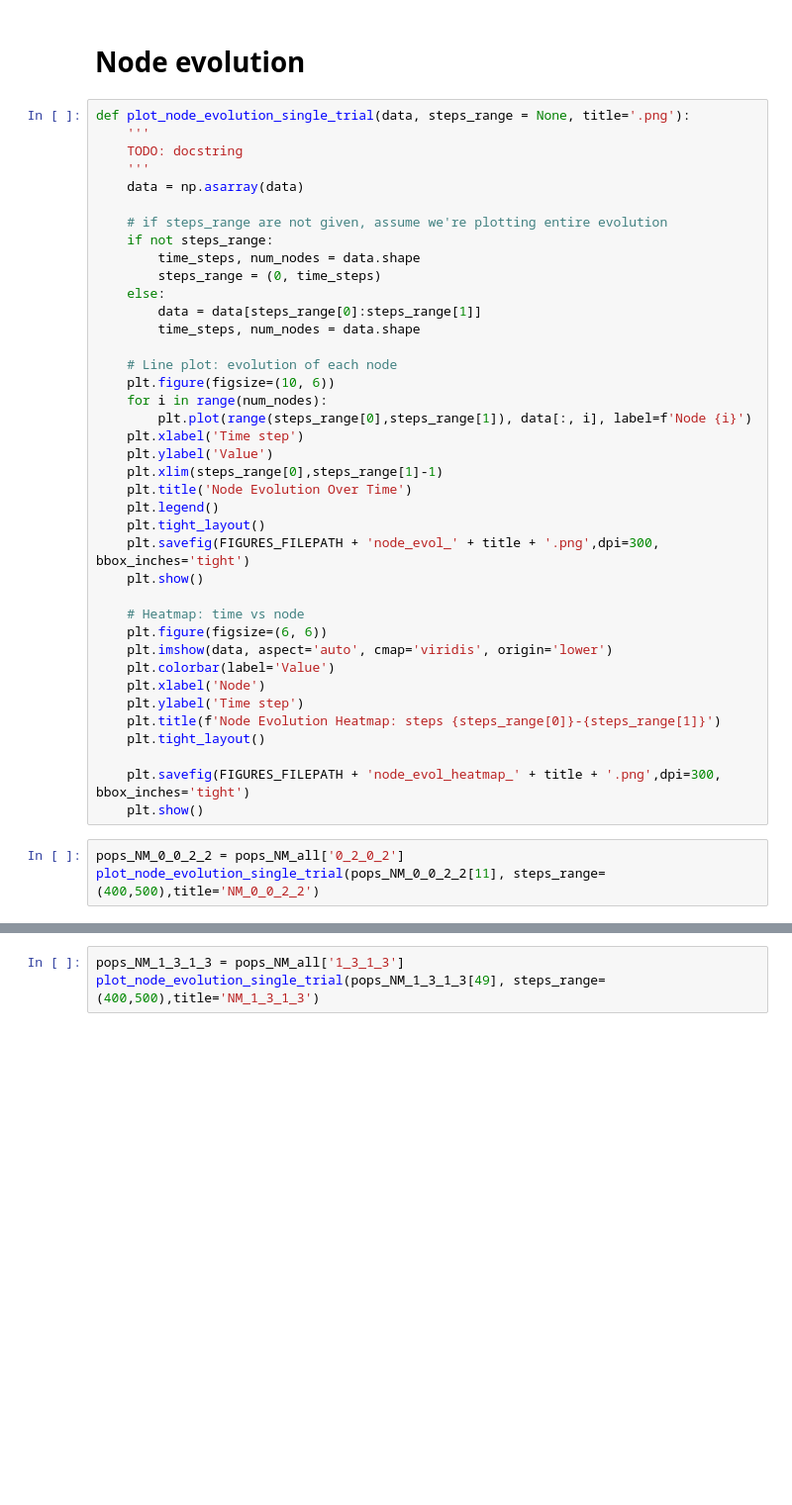
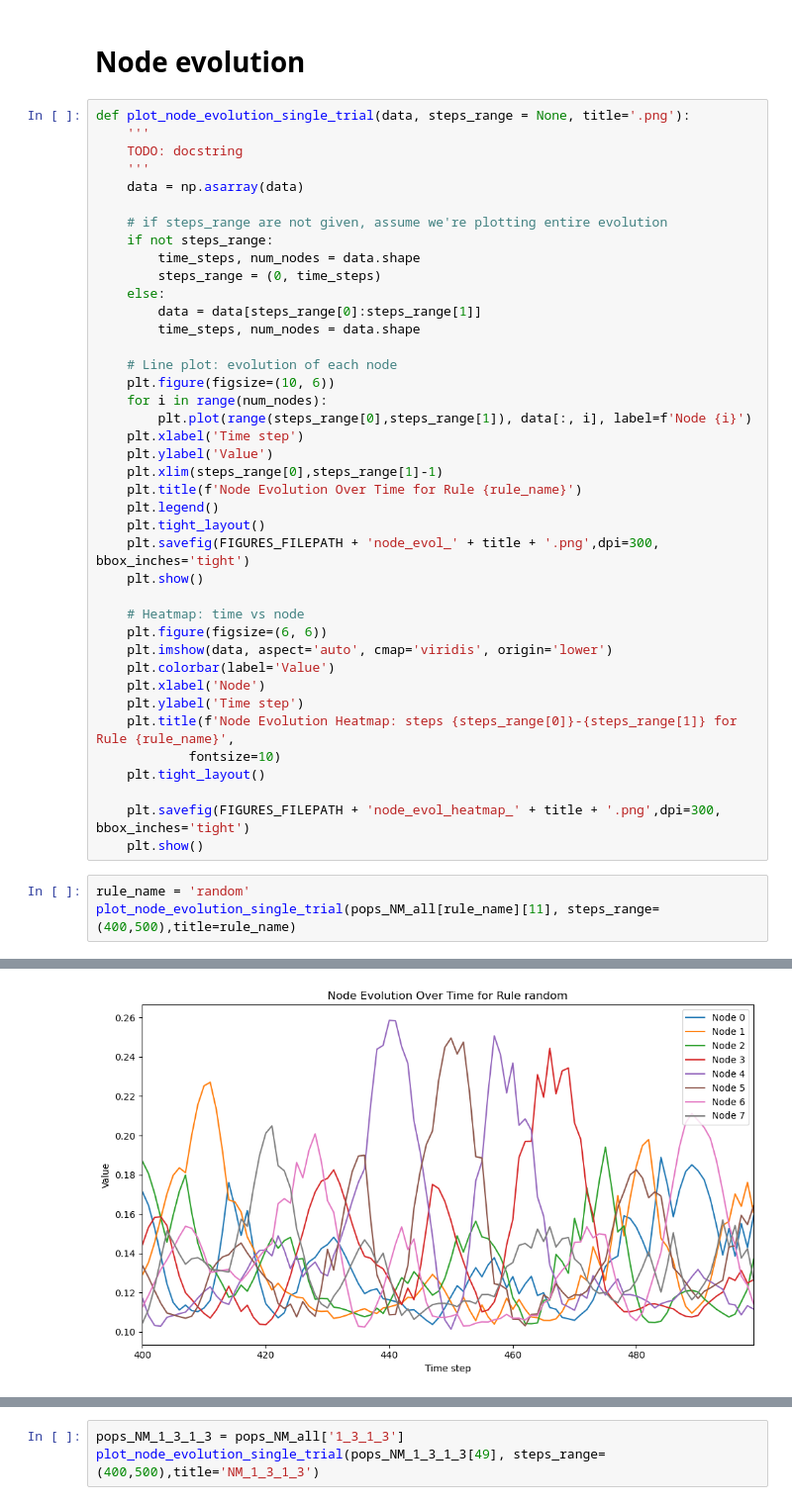
Before and after one commit to UnnatiAkhouri/QuNet, a Jupyter notebook: QuNet_bootcamp_2025/Session_7/NM_evolution.ipynb, the cells around one changed output, grey strips where cells are left out. Shown at 99% size. Saved outputs shown, nothing was run; the diff lists cells and outputs as text; blank space fills up the shorter version.

```diff
--- a/QuNet_bootcamp_2025/Session_7/NM_evolution.ipynb
+++ b/QuNet_bootcamp_2025/Session_7/NM_evolution.ipynb
@@ -151,7 +206,7 @@ def plot_node_evolution_single_trial(data, steps_range = None, title='.png'):
     plt.xlabel('Time step')
     plt.ylabel('Value')
     plt.xlim(steps_range[0],steps_range[1]-1)
-    plt.title('Node Evolution Over Time')
+    plt.title(f'Node Evolution Over Time for Rule {rule_name}')
     plt.legend()
     plt.tight_layout()
     plt.savefig(FIGURES_FILEPATH + 'node_evol_' + title + '.png',dpi=300, bbox_inches='tight')
@@ -163,12 +218,13 @@ def plot_node_evolution_single_trial(data, steps_range = None, title='.png'):
     plt.colorbar(label='Value')
     plt.xlabel('Node')
     plt.ylabel('Time step')
-    plt.title(f'Node Evolution Heatmap: steps {steps_range[0]}-{steps_range[1]}')
+    plt.title(f'Node Evolution Heatmap: steps {steps_range[0]}-{steps_range[1]} for Rule {rule_name}',
+            fontsize=10)
     plt.tight_layout()
 
     plt.savefig(FIGURES_FILEPATH + 'node_evol_heatmap_' + title + '.png',dpi=300, bbox_inches='tight')
     plt.show()
 # %%
-pops_NM_0_0_2_2 = pops_NM_all['0_2_0_2']
-plot_node_evolution_single_trial(pops_NM_0_0_2_2[11], steps_range=(400,500),title='NM_0_0_2_2')
+rule_name = 'random'
+plot_node_evolution_single_trial(pops_NM_all[rule_name][11], steps_range=(400,500),title=rule_name)
 # %% [output]
@@ -175,0 +231 @@ KeyError: '0_2_0_2'
+[figure, added]
```
Also changed, not shown: parts of 12 cells of this notebook, 6 other files.
